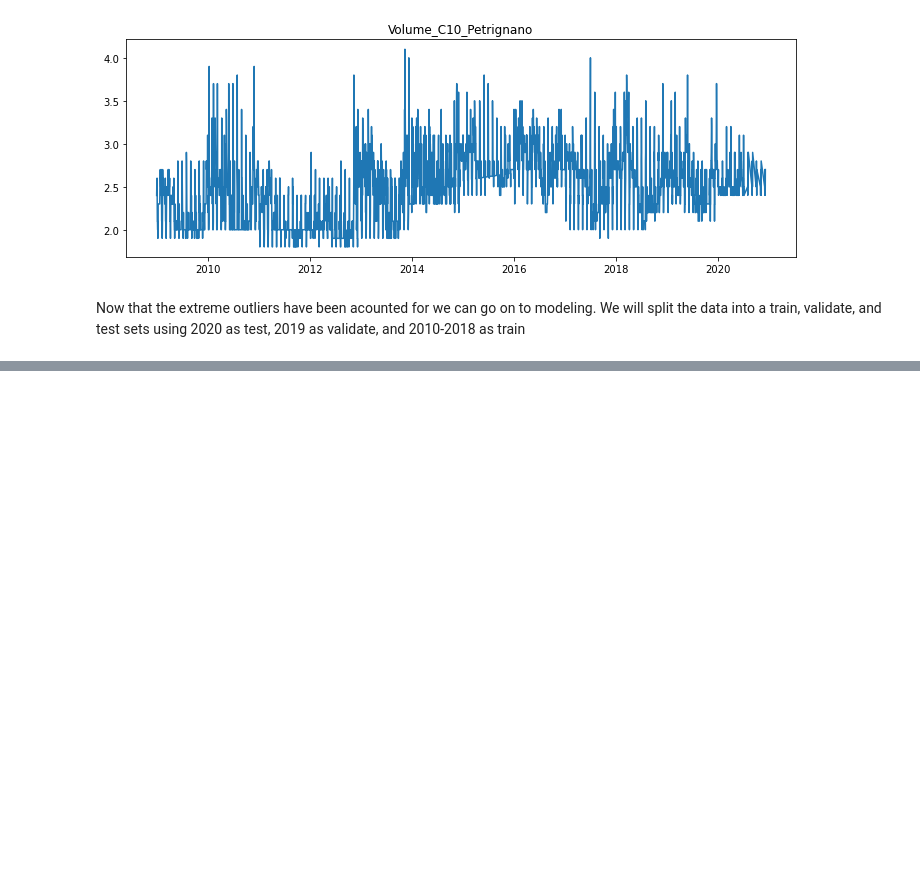
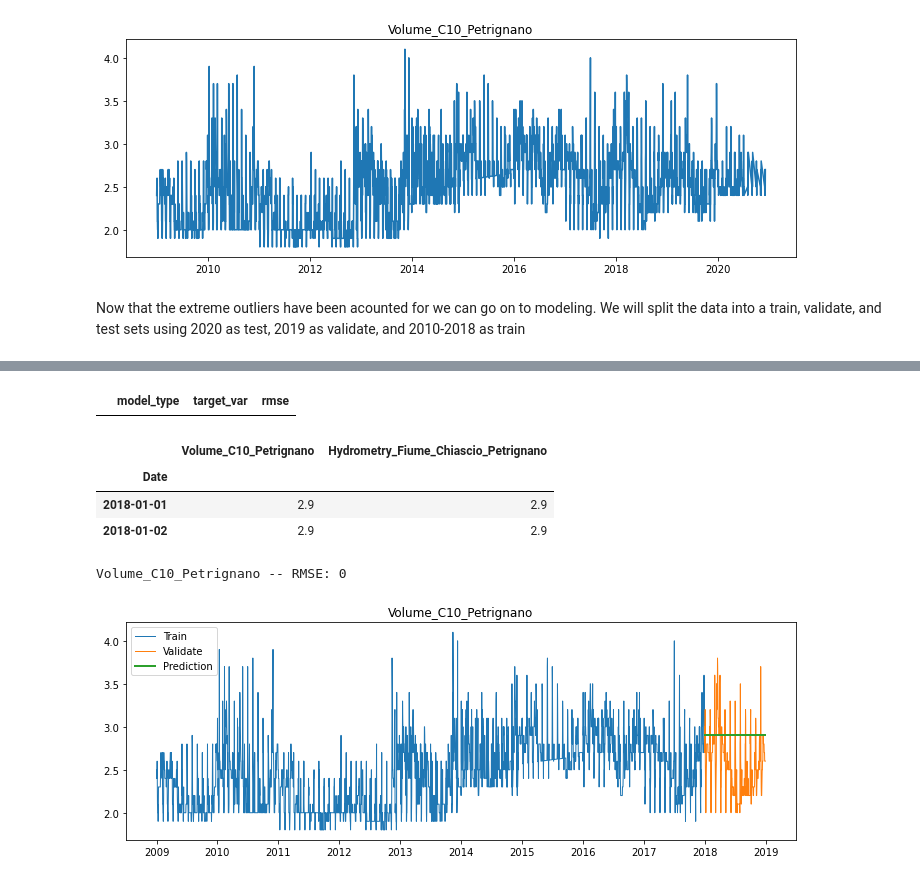
Before and after one commit to datastraine/kaggle, a Jupyter notebook: AceaSmart_Water_Analytics/acea-comp-explore.ipynb, the cells around one changed output, grey strips where cells are left out. Saved outputs shown, nothing was run; the diff lists cells and outputs as text; code cells hidden in the pictures; blank space fills up the shorter version.

Commit message:
updates with modeling for aqp strictly based on time

```diff
--- a/AceaSmart_Water_Analytics/acea-comp-explore.ipynb
+++ b/AceaSmart_Water_Analytics/acea-comp-explore.ipynb
@@ -1289,0 +1290,52 @@ train
+# %%
+# evaluation function to compute rmse
+
+def evaluate(target_var):
+    rmse = round(sqrt(mean_squared_error(validate[target_var], yhat_df[target_var])), 0)
+    return rmse
+
+# plot and evaluate
+def plot_and_eval(target_var):
+    plt.figure(figsize = (12,4))
+    plt.plot(train[target_var], label = 'Train', linewidth = 1)
+    plt.plot(validate[target_var], label = 'Validate', linewidth = 1)
+    plt.plot(yhat_df[target_var], label = 'Prediction', linewidth = 2)
+    plt.title(target_var)
+    plt.legend()
+    rmse = evaluate(target_var)
+    print(target_var, '-- RMSE: {:.0f}'.format(rmse))
+    plt.show()
+
+# Create the empty dataframe
+eval_df = pd.DataFrame(columns=['model_type', 'target_var', 'rmse'])
+
+# function to store rmse for comparison purposes
+def append_eval_df(model_type, target_var):
+    rmse = evaluate(target_var)
+    d = {'model_type': [model_type], 'target_var': [target_var], 'rmse': [rmse]}
+    d = pd.DataFrame(d)
+    return eval_df.append(d, ignore_index = True)
+
+eval_df
+# %% [output]
+|  | model_type | target_var | rmse |
+# %%
+volume = train['Volume_C10_Petrignano'][-1:][0]
+hydro = train['Hydrometry_Fiume_Chiascio_Petrignano'][-1:][0]
+
+
+yhat_df = pd.DataFrame({'Volume_C10_Petrignano': [volume],
+                        'Hydrometry_Fiume_Chiascio_Petrignano': [hydro]},
+                       index = validate.index)
+
+yhat_df.head(2)
+# %% [output]
+|  | Volume_C10_Petrignano | Hydrometry_Fiume_Chiascio_Petrignano |
+| Date |  |  |
+| 2018-01-01 | 2.9 | 2.9 |
+| 2018-01-02 | 2.9 | 2.9 |
+# %%
+plot_and_eval('Volume_C10_Petrignano')
+# %% [output]
+Volume_C10_Petrignano -- RMSE: 0
+[figure, added]
```
Also changed, not shown: parts of 11 cells of this notebook.
